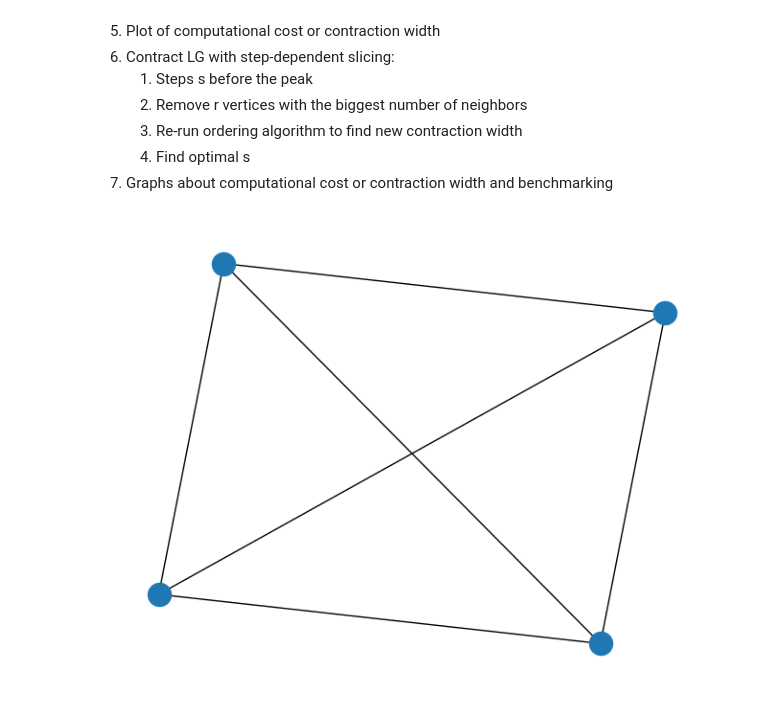
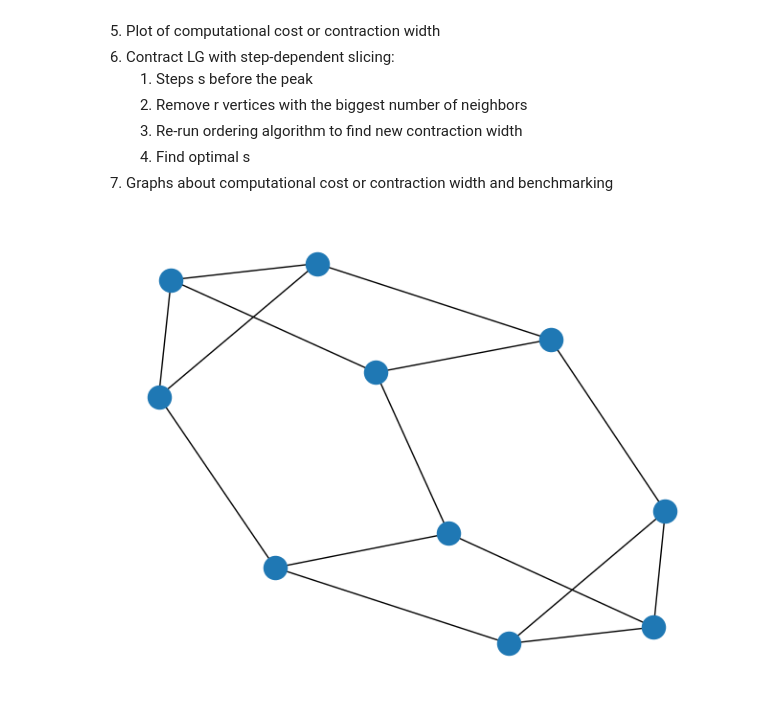
Before and after one commit to richardm1234/stepDependentSlicing_AQC, a Jupyter notebook: demo.ipynb, the cells around one changed output. Saved outputs shown, nothing was run; the diff lists cells and outputs as text; code cells hidden in the pictures.

Commit message:
demo pipeline with 10 node graph

```diff
--- a/demo.ipynb
+++ b/demo.ipynb
@@ -15,10 +15,10 @@ Execution steps:
 import graph as g
 import networkx as nx
 # %%
-G = g.createGraph(4)
+G = g.createGraph(10)
 nx.draw(G)
 # %% [output]
-[figure, old version]
+[figure, new version]
 # %%
 circuit = g.createCircuit(G)
 circuit.draw('mpl')
```
Also changed, not shown: parts of 4 cells of this notebook.
